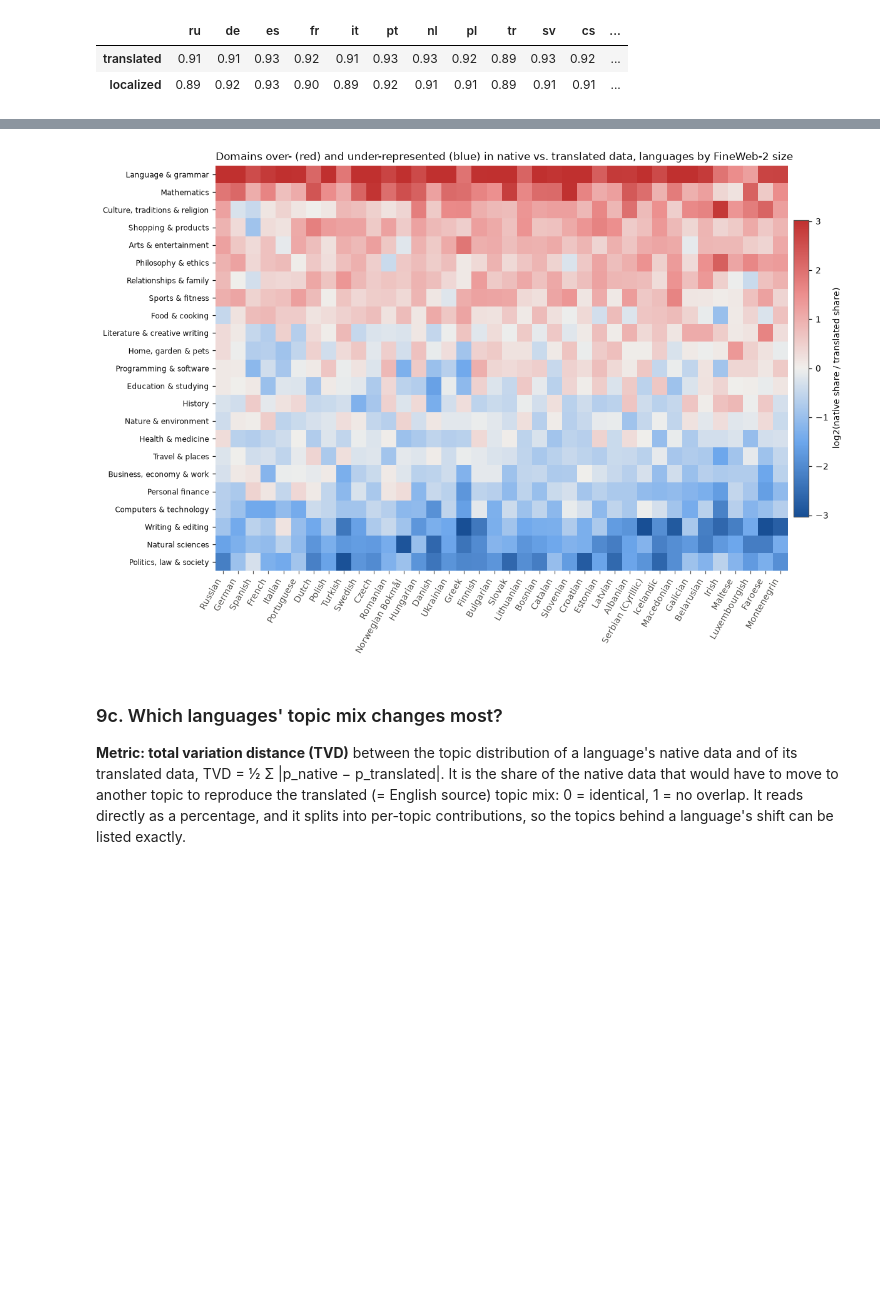
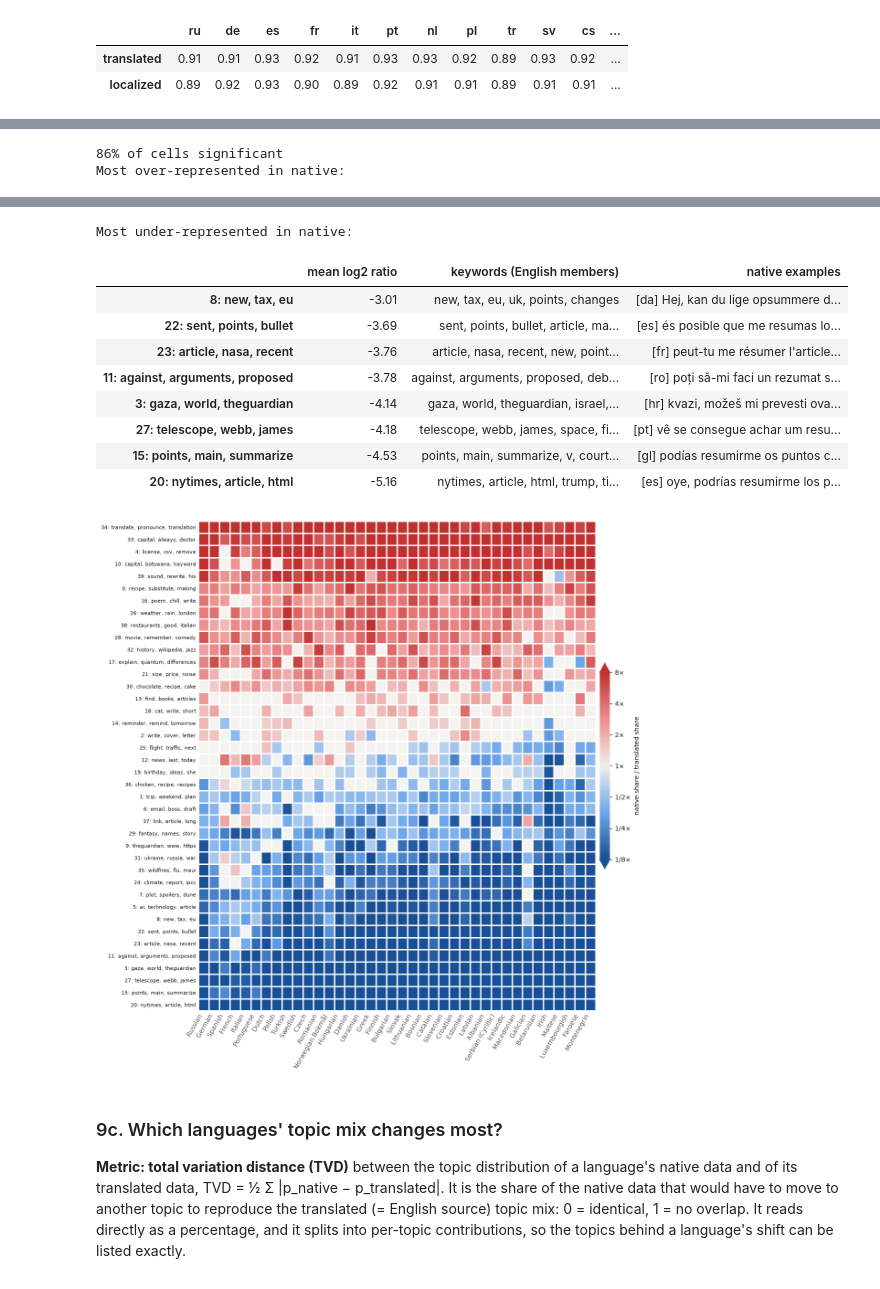
Before and after one commit to jekunz/magpie, a Jupyter notebook: analysis/compare_datasets.ipynb, the cells around one changed output, grey strips where cells are left out. Saved outputs shown, nothing was run; the diff lists cells and outputs as text; code cells hidden in the pictures; blank space fills up the shorter version.

```diff
--- a/analysis/compare_datasets.ipynb
+++ b/analysis/compare_datasets.ipynb
@@ -386,11 +387,11 @@ for ax, field in zip(axes, FIELDS):
             x = np.sort(np.concatenate(pooled))
             ax.plot(x, np.arange(1, len(x) + 1) / len(x), color=COLORS[cond], linewidth=2, label=cond)
     ax.set_xscale("log")
-    ax.set_xlabel("words")
+    ax.set_xlabel(f"{field} length (words)")
     ax.set_ylabel("share of texts ≤ x")
-    ax.set_title(f"{field}s, all languages pooled", loc="left", color=INK)
 axes[0].legend(loc="upper left")
 fig.tight_layout()
+fig.savefig(OUT_DIR / "length_cdf_pooled.pdf", bbox_inches="tight")
 
 # Quantiles per tier and condition
 q = pd.DataFrame([{"tier": TIER.get(l, "-") if c != "english" else "(English source)", "condition": c, "field": f,
@@ -1091,7 +1092,7 @@ for ax, metric, label in [(axes[0], "js_to_english", "JS distance to English top
     if metric == "effective_topics":
         ax.axhline(effective_topics(p_en), color=INK_MUTED, linewidth=1, linestyle=":", label="English source")
     ax.set_xlabel("FineWeb-2 size (log10 words)")
-    ax.set_title(label, loc="left", color=INK)
+    ax.set_ylabel(label)
     ax.legend(loc="lower center", bbox_to_anchor=(0.5, 1.08), ncol=4, handletextpad=0.2)
 fig.tight_layout()
 fig.savefig(OUT_DIR / "topics_vs_resource.pdf", bbox_inches="tight")
@@ -1261,24 +1265,20 @@ Domain agreement with the English source: translated 73.5%, localized 72.0% (cha
 # %%
-# Domain over- (red) and under-representation (blue) in native vs. translated data, per language
-order_l = [c for c in sorted(LANGS, key=lambda c: -RESOURCE.get(c, 0)) if ("native", c) in dom_lab and ("translated", c) in dom_lab]
-dom_ratio = pd.DataFrame({c: np.log2((np.bincount(dom_lab[("native", c)], minlength=N_DOMAINS) + 0.5)
-                                     / (np.bincount(dom_lab[("translated", c)], minlength=N_DOMAINS) + 0.5)
-                                     * len(dom_lab[("translated", c)]) / len(dom_lab[("native", c)]))
-                          for c in order_l}, index=list(DOMAINS))
-dom_ratio = dom_ratio.loc[dom_ratio.mean(axis=1).sort_values(ascending=False).index]
+# The same for the 40 clusters. Each cluster is labelled with its top c-TF-IDF keywords from the English source
+# (clusters that are mostly native have few English members, so few keywords).
+topic_names = [f"{t}: {', '.join(keywords[t].split(', ')[:3]) if t in keywords else '(few English members)'}"
+               for t in range(N_TOPICS)]
+ratio, ratio_sig = topic_heatmap(topic_lab, N_TOPICS, topic_names,
+                                 "Topic clusters in native vs. translated data, languages by FineWeb-2 size",
+                                 "topics_native_vs_translated.pdf", row_height=0.24)
 
-fig, ax = plt.subplots(figsize=(11, 0.26 * N_DOMAINS + 1.6))
-lim = np.nanpercentile(np.abs(dom_ratio.values), 98)
-im = ax.imshow(dom_ratio.values, aspect="auto", cmap=DIVERGING, norm=TwoSlopeNorm(0, -lim, lim), interpolation="none")
-ax.set_xticks(range(dom_ratio.shape[1]), [LANGS[c] for c in dom_ratio.columns], rotation=60, ha="right")
-ax.set_yticks(range(N_DOMAINS), dom_ratio.index, fontsize=8)
-ax.grid(False)
-for s in ax.spines.values():
-    s.set_visible(False)
-cb = fig.colorbar(im, ax=ax, fraction=0.025, pad=0.01)
-cb.set_label("log2(native share / translated share)")
-ax.set_title("Domains over- (red) and under-represented (blue) in native vs. translated data, languages by FineWeb-2 size",
-             loc="left", color=INK)
-fig.tight_layout()
-fig.savefig(OUT_DIR / "domains_native_vs_translated.pdf", bbox_inches="tight")
+summary_t = topics[["keywords (English members)", "native examples"]].sort_index()   # topic id order
+summary_t.index = topic_names
+summary_t = summary_t.loc[ratio.index]
+summary_t.insert(0, "mean log2 ratio", ratio.mean(axis=1).round(2))
+print("Most over-represented in native:")
+display(summary_t.head(8))
+print("Most under-represented in native:")
+display(summary_t.tail(8))
 # %% [output]
+86% of cells significant
+Most over-represented in native:
@@ -1285,4 +1294,14 @@ fig.savefig(OUT_DIR / "domains_native_vs_translated.pdf", bbox_inches="tight")
+Most under-represented in native:
+|  | mean log2 ratio | keywords (English members) | native examples |
+| 8: new, tax, eu | -3.01 | new, tax, eu, uk, points, changes | [da] Hej, kan du lige opsummere d... |
+| 22: sent, points, bullet | -3.69 | sent, points, bullet, article, ma... | [es] és posible que me resumas lo... |
+| 23: article, nasa, recent | -3.76 | article, nasa, recent, new, point... | [fr] peut-tu me résumer l'article... |
+| 11: against, arguments, proposed | -3.78 | against, arguments, proposed, deb... | [ro] poți să-mi faci un rezumat s... |
+| 3: gaza, world, theguardian | -4.14 | gaza, world, theguardian, israel,... | [hr] kvazi, možeš mi prevesti ova... |
+| 27: telescope, webb, james | -4.18 | telescope, webb, james, space, fi... | [pt] vê se consegue achar um resu... |
+| 15: points, main, summarize | -4.53 | points, main, summarize, v, court... | [gl] podías resumirme os puntos c... |
+| 20: nytimes, article, html | -5.16 | nytimes, article, html, trump, ti... | [es] oye, podrías resumirme los p... |
-[figure, old version]
+[figure, new version]
 # %% [markdown]
 ### 9c. Which languages' topic mix changes most?
 
```
Also changed, not shown: parts of 33 cells of this notebook, 40 other files.
